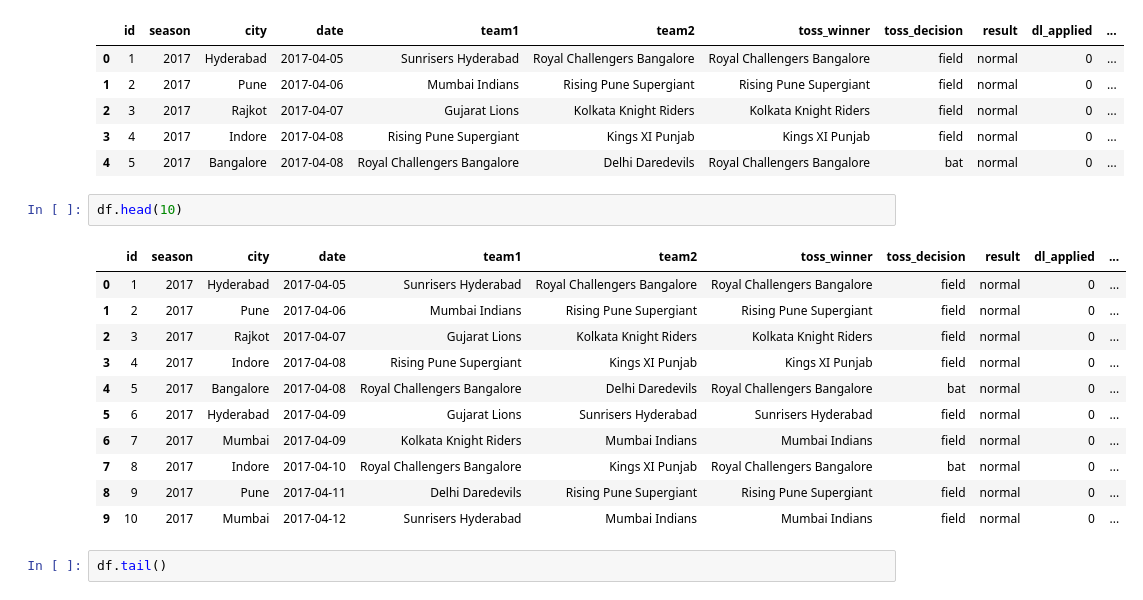
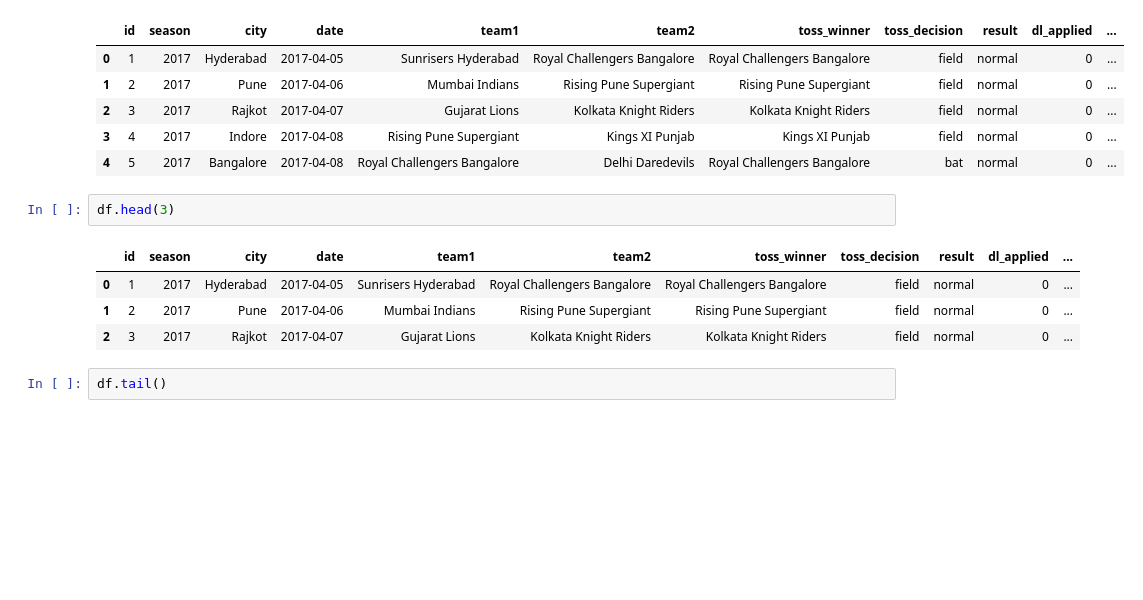
Before and after one commit to shanzasayeed/PANDAS, a Jupyter notebook: IPL_ANALYSIS.IPYNB, the cells around one changed output. Drawn from its saved outputs; the diff is of its cells as text; blank space fills up the shorter version.

```diff
--- a/IPL_ANALYSIS.IPYNB
+++ b/IPL_ANALYSIS.IPYNB
@@ -32,19 +32,12 @@ df.head()
 | 3 | 4 | 2017 | Indore | 2017-04-08 | Rising Pune Supergiant | Kings XI Punjab | Kings XI Punjab | field | normal | 0 | ... |
 | 4 | 5 | 2017 | Bangalore | 2017-04-08 | Royal Challengers Bangalore | Delhi Daredevils | Royal Challengers Bangalore | bat | normal | 0 | ... |
 # %%
-df.head(10)
+df.head(3)
 # %% [output]
 |  | id | season | city | date | team1 | team2 | toss_winner | toss_decision | result | dl_applied | ... |
 | 0 | 1 | 2017 | Hyderabad | 2017-04-05 | Sunrisers Hyderabad | Royal Challengers Bangalore | Royal Challengers Bangalore | field | normal | 0 | ... |
 | 1 | 2 | 2017 | Pune | 2017-04-06 | Mumbai Indians | Rising Pune Supergiant | Rising Pune Supergiant | field | normal | 0 | ... |
 | 2 | 3 | 2017 | Rajkot | 2017-04-07 | Gujarat Lions | Kolkata Knight Riders | Kolkata Knight Riders | field | normal | 0 | ... |
-| 3 | 4 | 2017 | Indore | 2017-04-08 | Rising Pune Supergiant | Kings XI Punjab | Kings XI Punjab | field | normal | 0 | ... |
-| 4 | 5 | 2017 | Bangalore | 2017-04-08 | Royal Challengers Bangalore | Delhi Daredevils | Royal Challengers Bangalore | bat | normal | 0 | ... |
-| 5 | 6 | 2017 | Hyderabad | 2017-04-09 | Gujarat Lions | Sunrisers Hyderabad | Sunrisers Hyderabad | field | normal | 0 | ... |
-| 6 | 7 | 2017 | Mumbai | 2017-04-09 | Kolkata Knight Riders | Mumbai Indians | Mumbai Indians | field | normal | 0 | ... |
-| 7 | 8 | 2017 | Indore | 2017-04-10 | Royal Challengers Bangalore | Kings XI Punjab | Royal Challengers Bangalore | bat | normal | 0 | ... |
-| 8 | 9 | 2017 | Pune | 2017-04-11 | Delhi Daredevils | Rising Pune Supergiant | Rising Pune Supergiant | field | normal | 0 | ... |
-| 9 | 10 | 2017 | Mumbai | 2017-04-12 | Sunrisers Hyderabad | Mumbai Indians | Mumbai Indians | field | normal | 0 | ... |
 # %%
 df.tail()
 # %% [output]
```
Also changed, not shown: parts of 29 cells of this notebook, 1 other file.
